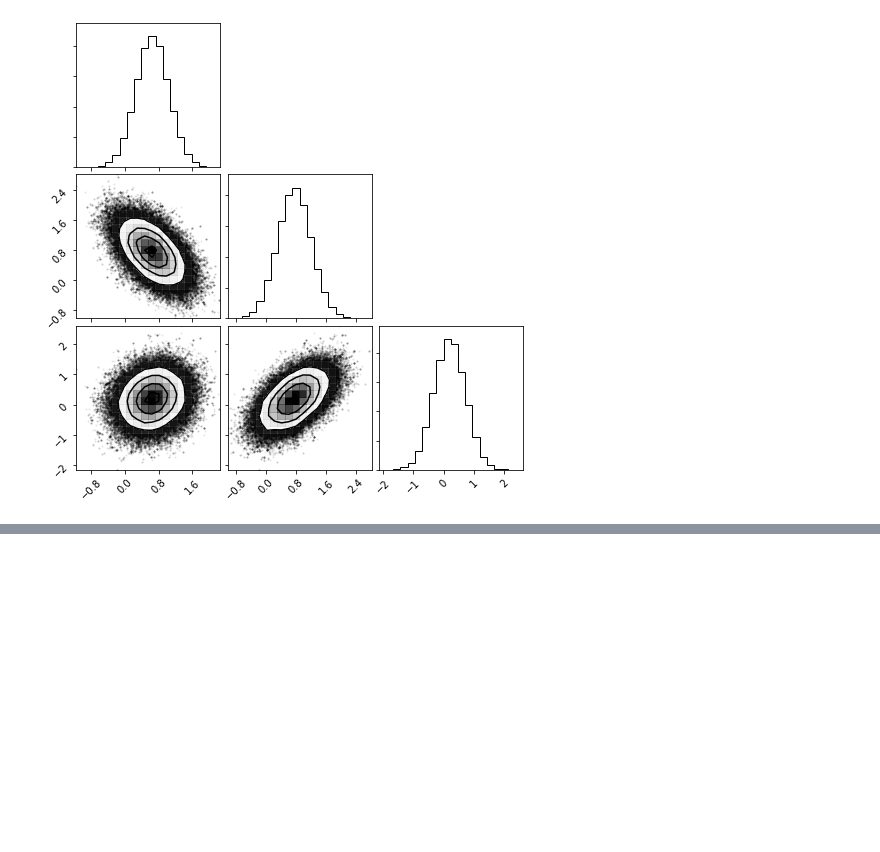
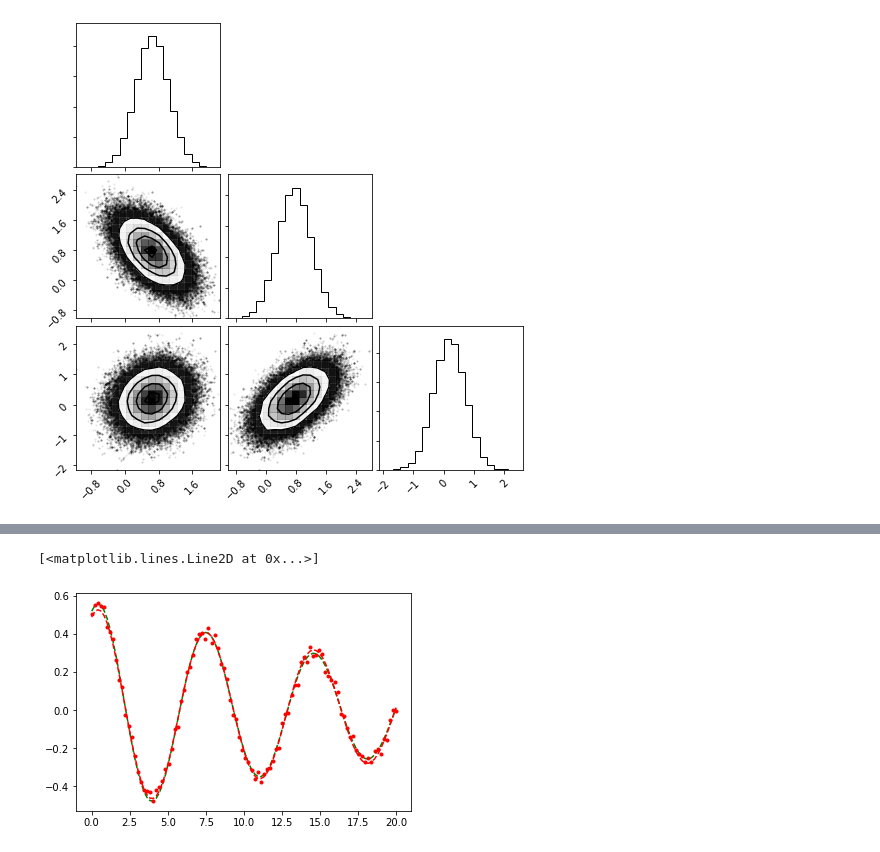
Before and after one commit to astro-9-scientific-programming/lectures-breakouts, a Jupyter notebook: Day7/Sampling and Parameter Estimation (continued!).ipynb, the cells around one changed output, grey strips where cells are left out. Saved outputs shown, nothing was run; the diff lists cells and outputs as text; code cells hidden in the pictures; blank space fills up the shorter version.

```diff
--- a/Day7/Sampling and Parameter Estimation (continued!).ipynb
+++ b/Day7/Sampling and Parameter Estimation (continued!).ipynb
@@ -333,0 +461,17 @@ figure = corner.corner(sampler.flatchain[:])
+# %%
+m = 10
+v_0 =0
+t = d_out[:,0]
+
+x_0,k,b = [0.52,8.35,4.4]
+plt.plot(t,true_motion(t,x_0,v_0,k,b,m),'g--')
+
+x_0,k,b = [0.49,8.2,3.6]
+plt.plot(t,true_motion(t,x_0,v_0,k,b,m),'r--')
+
+x_experiment =  d_out[:,1]
+#plt.plot(t,true_motion(t,x_0,v_0,k,b,m))
+plt.plot(t,x_experiment,"r.")
+# %% [output]
+[<matplotlib.lines.Line2D at 0x...>]
+[figure, added]
```
Also changed, not shown: parts of 21 cells of this notebook, 2 other files.
